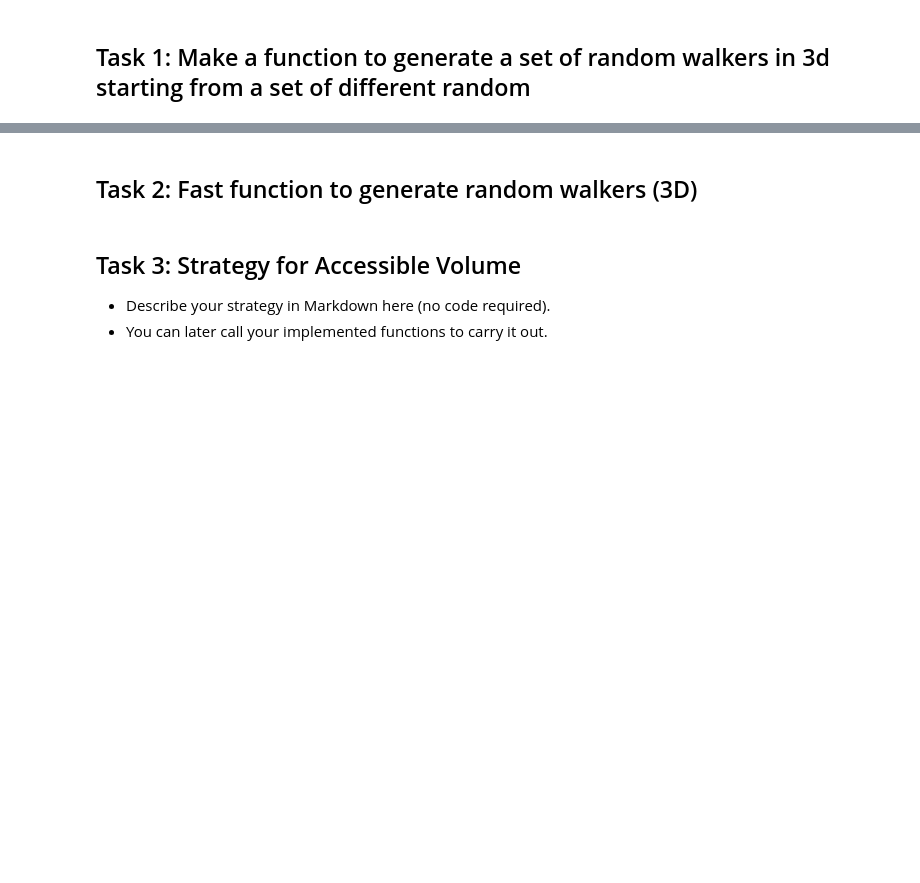
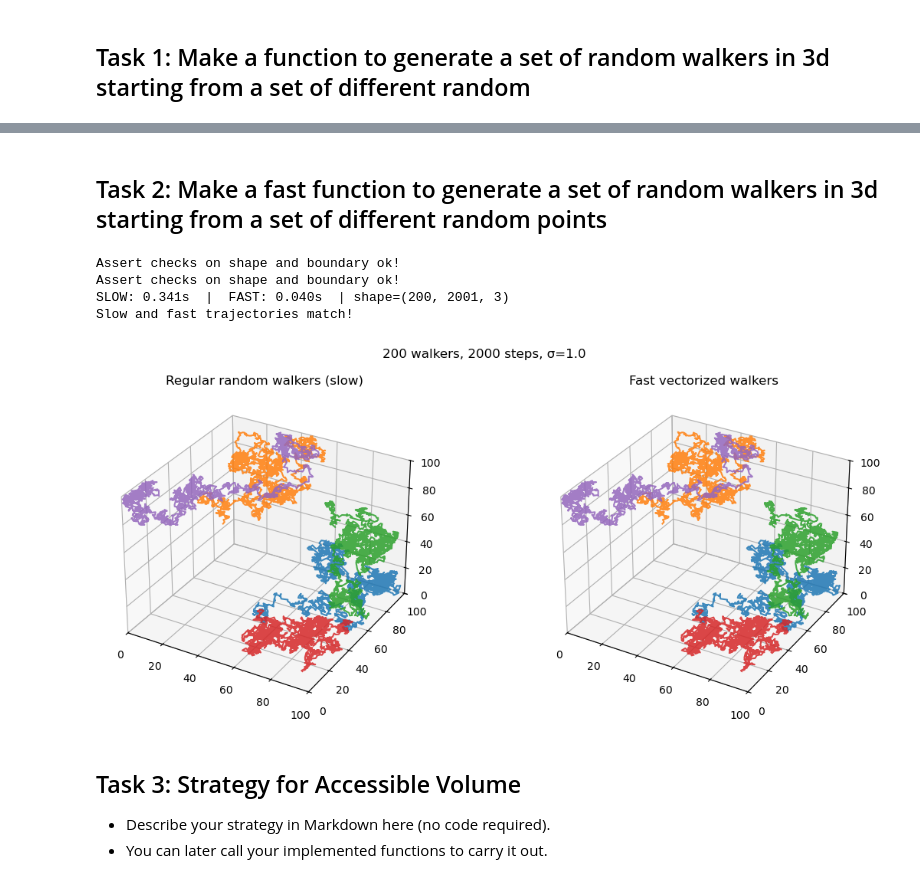
Before and after one commit to AmundRB/MOD300Project3, a Jupyter notebook: project3.ipynb, the cells around one changed output, grey strips where cells are left out. Saved outputs shown, nothing was run; the diff lists cells and outputs as text; code cells hidden in the pictures; blank space fills up the shorter version.

Commit message:
finished topic 2 task 2

```diff
--- a/project3.ipynb
+++ b/project3.ipynb
@@ -480,5 +480,30 @@ Assertion checks passed: shapes OK and all points inside the box.
 # %% [markdown]
-## Task 2: Fast function to generate random walkers (3D)
+## Task 2: Make a fast function to generate a set of random walkers in 3d starting from a set of different random points
+# %%
+# Parameters
+num_walkers, num_steps, step_sigma, seed = 200, 2000, 1.0, 42
+
+rng_steps = np.random.default_rng(seed + 1)
+shared_steps = rng_steps.normal(0.0, step_sigma, size=(num_walkers, num_steps, 3))
+
+# run + report
+res = run_walkers_slow_fast(box, num_walkers, num_steps, step_sigma, steps=shared_steps, seed=seed)
+print(f"SLOW: {res['time_slow']:.3f}s  |  FAST: {res['time_fast']:.3f}s  "
+      f"| shape={res['traj_slow'].shape}")
+
+# Check slow and fast subset trajectories match
+np.testing.assert_allclose(res["traj_slow"], res["traj_fast"], atol=1e-12)
+print("Slow and fast trajectories match!")
+
+# plot subset
+plot_walkers_subset(res["traj_slow"], res["traj_fast"], box, subset=5,
+                    title=f"{num_walkers} walkers, {num_steps} steps, σ={step_sigma}")
+# %% [output]
+Assert checks on shape and boundary ok!
+Assert checks on shape and boundary ok!
+SLOW: 0.341s  |  FAST: 0.040s  | shape=(200, 2001, 3)
+Slow and fast trajectories match!
+[figure, added]
 # %% [markdown]
 ## Task 3: Strategy for Accessible Volume
 
```
Also changed, not shown: parts of 2 cells of this notebook, 1 other file.
